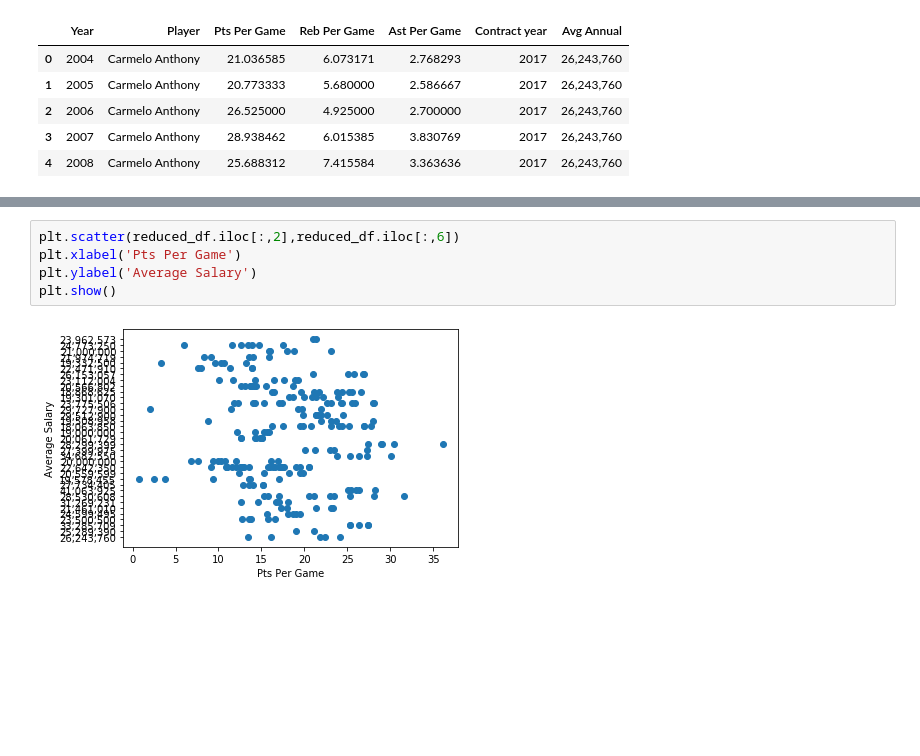
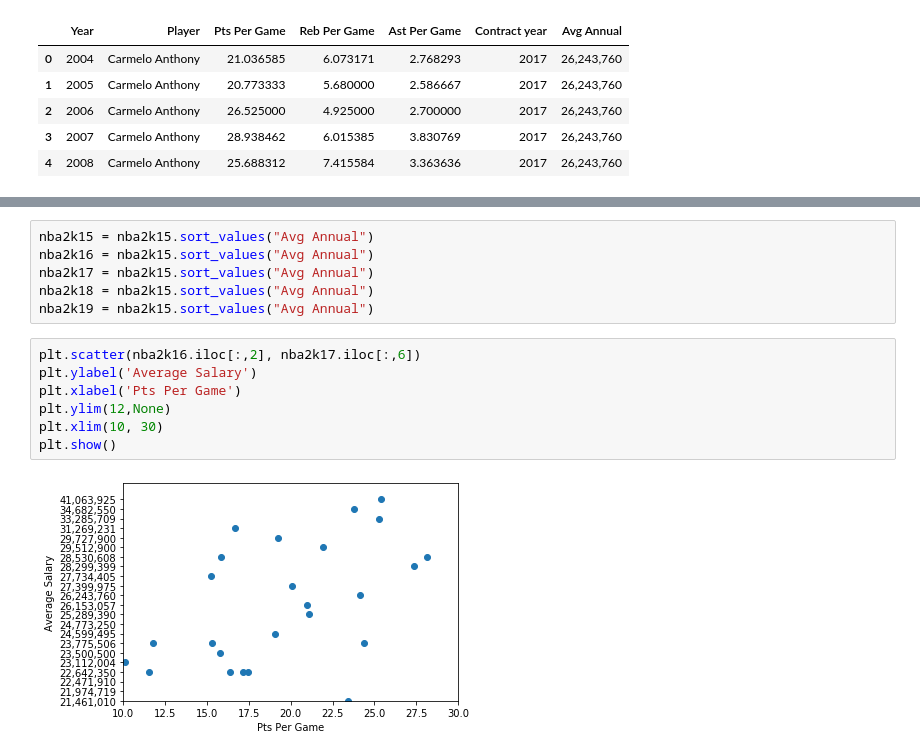
Before and after one commit to kyle-rgb/BigThree_Salary_Project, a Jupyter notebook: NBA data/NBA_Top_50.ipynb, the cells around one changed output, grey strips where cells are left out. Cells and saved outputs as stored; diff of their text form; blank space fills up the shorter version.

```diff
--- a/NBA data/NBA_Top_50.ipynb
+++ b/NBA data/NBA_Top_50.ipynb
@@ -153,7 +165,15 @@ plt.show()
+# %%
+nba2k15 = nba2k15.sort_values("Avg Annual")
+nba2k16 = nba2k15.sort_values("Avg Annual")
+nba2k17 = nba2k15.sort_values("Avg Annual")
+nba2k18 = nba2k15.sort_values("Avg Annual")
+nba2k19 = nba2k15.sort_values("Avg Annual")
 # %%
-plt.scatter(reduced_df.iloc[:,2],reduced_df.iloc[:,6])
+plt.scatter(nba2k16.iloc[:,2], nba2k17.iloc[:,6])
+plt.ylabel('Average Salary')
 plt.xlabel('Pts Per Game')
-plt.ylabel('Average Salary')
+plt.ylim(12,None)
+plt.xlim(10, 30)
 plt.show()
 # %% [output]
-[figure, old version]
+[figure, new version]
```
Also changed, not shown: parts of 14 cells of this notebook.
